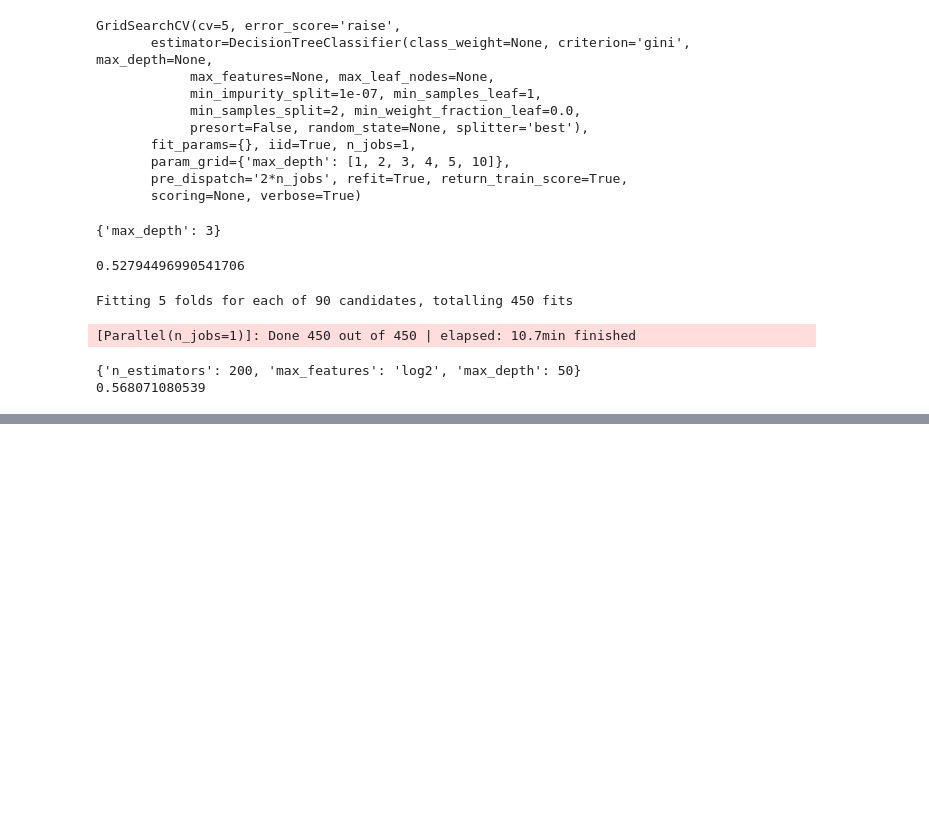
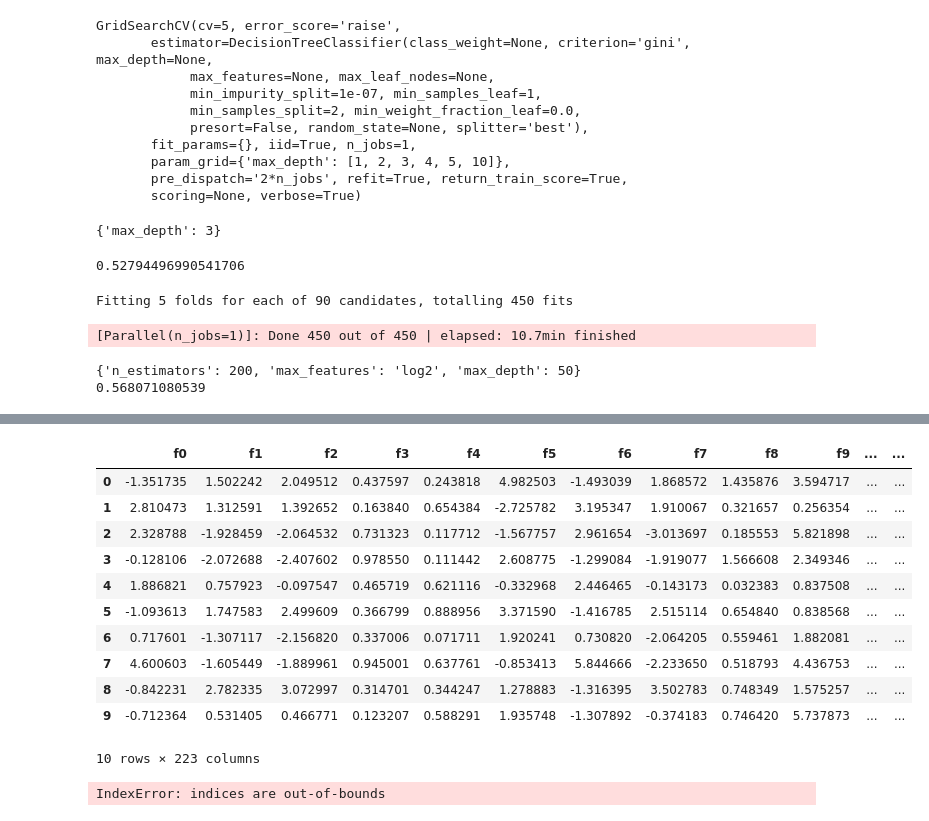
Before and after one commit to MiniGN/mlbootcamp-4, a Jupyter notebook: run.ipynb, the cells around one changed output, grey strips where cells are left out. Cells and saved outputs as stored; diff of their text form; code cells hidden in the pictures; blank space fills up the shorter version.

```diff
--- a/run.ipynb
+++ b/run.ipynb
@@ -460,3 +420,15 @@ Fitting 5 folds for each of 90 candidates, totalling 450 fits
 clf = CV_rfc.best_estimator_
 clf.fit(X,y['class'])
 predict_result(clf,X_test)
+# %%
+lgb_clf=lgb.LGBMClassifier()
+#lgb_param_grid = {'boosting_type': ['dart', 'gbdt'],
+#                  'n_estimators': [15, 20],
+#                  'drop_rate': [0.1, 0.2]}
+
+CV_gbm = GridSearchCV(lgb_clf, lgb_param_grid, cv=3,verbose=True)
+CV_gbm.fit(X, y['class'])
+#print (np.mean(cross_val_score(lgb_clf, X, y['class'], cv=5)))
+
+print (CV_gbm.best_params_)
+print (CV_gbm.best_score_)
@@ -462,0 +490,27 @@ predict_result(clf,X_test)
+# %%
+indices = np.random.permutation(len(X))
+test_size=int( 0.2 * len( y ) )
+X_train = X[ :10]
+X_train
+# %% [output]
+|  | f0 | f1 | f2 | f3 | f4 | f5 | f6 | f7 | f8 | f9 | ... | ... |
+| 0 | -1.351735 | 1.502242 | 2.049512 | 0.437597 | 0.243818 | 4.982503 | -1.493039 | 1.868572 | 1.435876 | 3.594717 | ... | ... |
+| 1 | 2.810473 | 1.312591 | 1.392652 | 0.163840 | 0.654384 | -2.725782 | 3.195347 | 1.910067 | 0.321657 | 0.256354 | ... | ... |
+| 2 | 2.328788 | -1.928459 | -2.064532 | 0.731323 | 0.117712 | -1.567757 | 2.961654 | -3.013697 | 0.185553 | 5.821898 | ... | ... |
+| 3 | -0.128106 | -2.072688 | -2.407602 | 0.978550 | 0.111442 | 2.608775 | -1.299084 | -1.919077 | 1.566608 | 2.349346 | ... | ... |
+| 4 | 1.886821 | 0.757923 | -0.097547 | 0.465719 | 0.621116 | -0.332968 | 2.446465 | -0.143173 | 0.032383 | 0.837508 | ... | ... |
+| 5 | -1.093613 | 1.747583 | 2.499609 | 0.366799 | 0.888956 | 3.371590 | -1.416785 | 2.515114 | 0.654840 | 0.838568 | ... | ... |
+| 6 | 0.717601 | -1.307117 | -2.156820 | 0.337006 | 0.071711 | 1.920241 | 0.730820 | -2.064205 | 0.559461 | 1.882081 | ... | ... |
+| 7 | 4.600603 | -1.605449 | -1.889961 | 0.945001 | 0.637761 | -0.853413 | 5.844666 | -2.233650 | 0.518793 | 4.436753 | ... | ... |
+| 8 | -0.842231 | 2.782335 | 3.072997 | 0.314701 | 0.344247 | 1.278883 | -1.316395 | 3.502783 | 0.748349 | 1.575257 | ... | ... |
+| 9 | -0.712364 | 0.531405 | 0.466771 | 0.123207 | 0.588291 | 1.935748 | -1.307892 | -0.374183 | 0.746420 | 5.737873 | ... | ... |
+10 rows × 223 columns
+# %%
+estim = HyperoptEstimator( classifier=random_forest('my_name.random_forest'),algo=tpe.suggest, trial_timeout=300 )
+X_train, X_test, y_train, y_test = train_test_split(X, y, test_size=.33, random_state=42)
+estim.fit( X, y )
+print( estim.score( X_test, y_test ) )
+# <<show score here>>
+print( estim.best_model() )
+# %% [output]
+IndexError: indices are out-of-bounds
```
Also changed, not shown: parts of 40 cells of this notebook, 1 other file.
